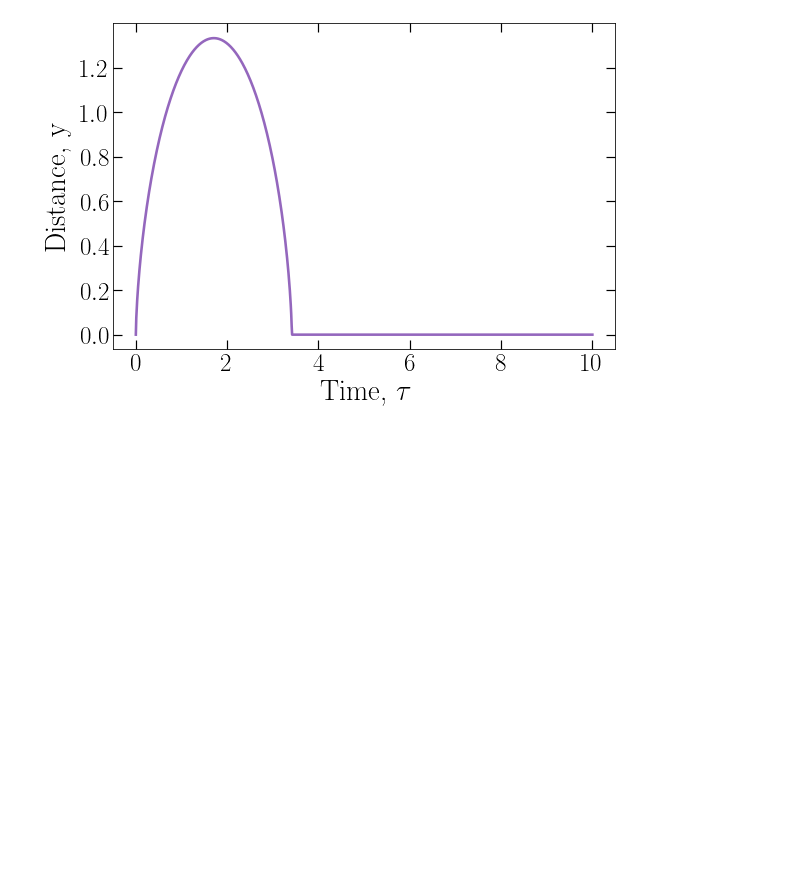
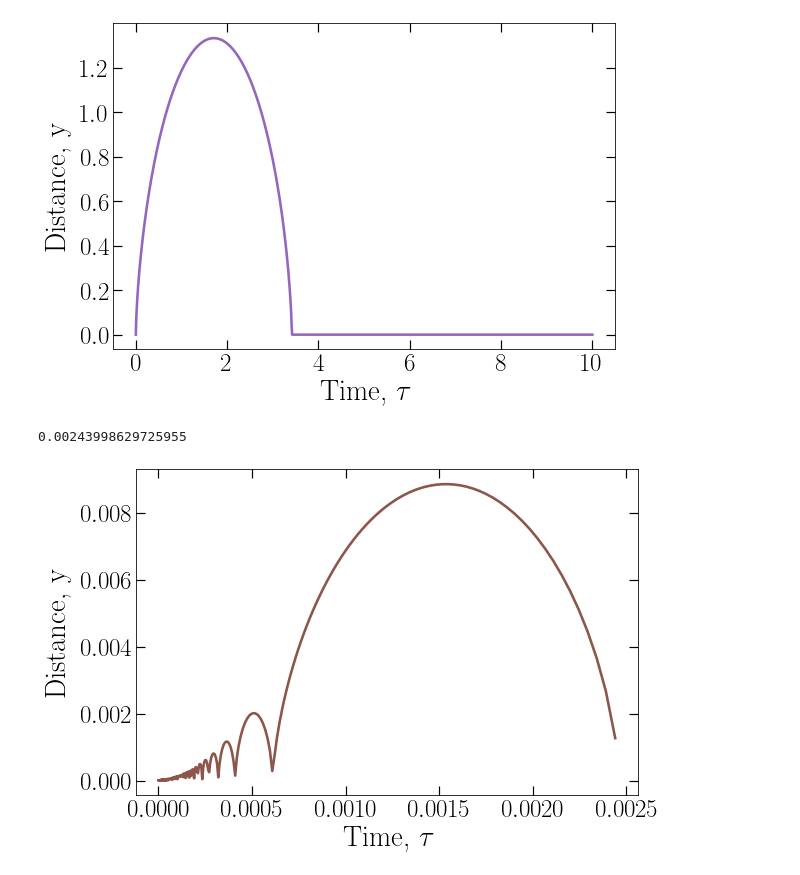
Before and after one commit to pratibhajangra591/project-3, a Jupyter notebook: FDM_shell2.ipynb, the cells around one changed output. Saved outputs shown, nothing was run; the diff lists cells and outputs as text; code cells hidden in the pictures; blank space fills up the shorter version.

```diff
--- a/FDM_shell2.ipynb
+++ b/FDM_shell2.ipynb
@@ -124,3 +124,42 @@ plt.ylabel('Distance, y', fontsize=29, labelpad=9)
 plt.show()
 # %% [output]
 [figure]
+# %%
+fig, ax = plt.subplots(1, figsize=(9, 6))
+plt.rc('lines', linewidth=2.6)
+plt.rcParams['font.family'] = 'serif'
+plt.tick_params(axis='both', right=True, top=True, which='minor', width=1.2, length=4, direction='in')
+plt.tick_params(axis='both', right=True, top=True, which='major', width=1.2, length=9, direction='in')
+
+
+
+def f(t, y):
+    r, dydtau = y
+    dydtau2 = (2*gamma - (gamma**2))/(4*(r**3)) - 1/(r**2) - (4 *r/9 * (t**2))
+    return [dydtau, dydtau2]
+
+
+y_i = 1e-5
+tau_i = 1e-6   #((2/9) * (1 + delta_i) * (y_i**3))**(1/2)
+H_i = 2 / (3 * tau_i)
+v_i = H_i * y_i
+
+
+
+tau_f = 1000
+
+y0 = [y_i, v_i]
+tau_arr = np.geomspace(tau_i, tau_f, 1000)
+sol = solve_ivp(j, [tau_i, tau_f], y0, t_eval = tau_arr, method ='RK45', rtol=1e-8, atol=1e-10, dense_output = True)
+
+
+print(sol.t[-1])
+plt.plot(sol.t, sol.y[0], 'C5')
+plt.xticks(fontsize = 25)
+plt.yticks(fontsize = 25)
+plt.xlabel(r'Time, $\tau $', fontsize = 29)
+plt.ylabel('Distance, y ', fontsize = 29, labelpad = 9)
+plt.show()
+# %% [output]
+0.00243998629725955
+[figure, added]
```
